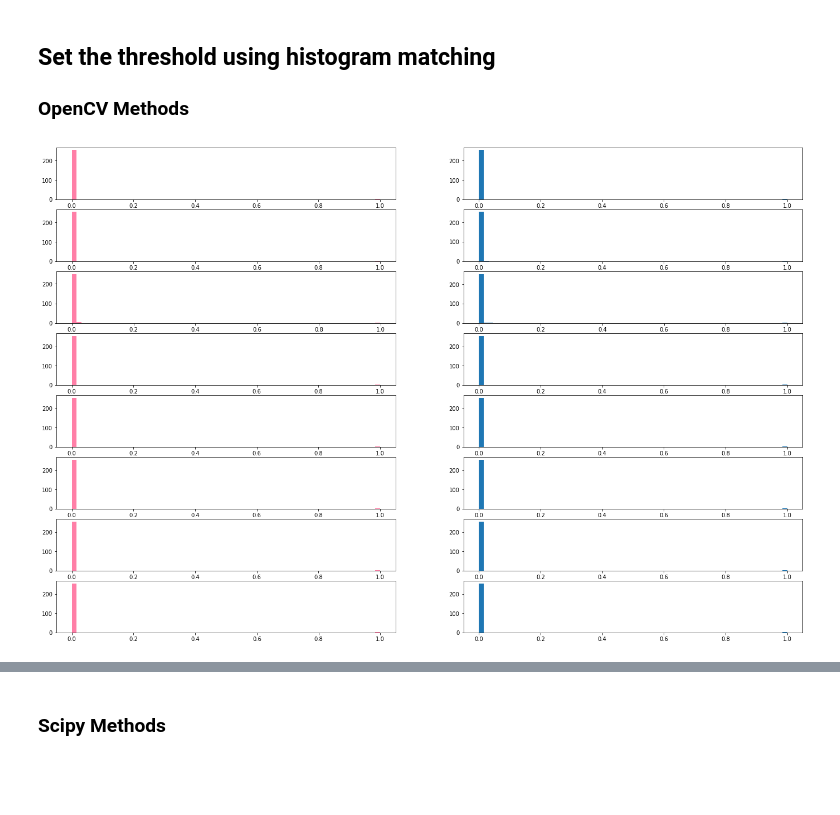
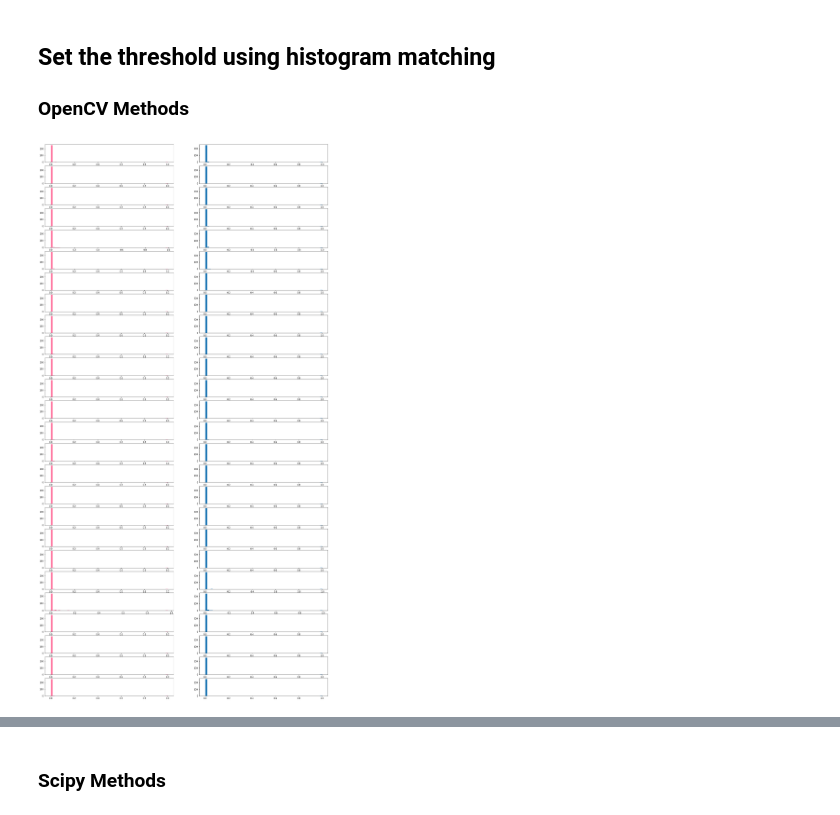
Before and after one commit to mukul54/auto-annot-FTIR, a Jupyter notebook: notebooks/intra_class_comparison.ipynb, the cells around one changed output, grey strips where cells are left out. Drawn from its saved outputs; the diff is of its cells as text; code cells hidden in the pictures; blank space fills up the shorter version.

```diff
--- a/notebooks/intra_class_comparison.ipynb
+++ b/notebooks/intra_class_comparison.ipynb
@@ -63,10 +75,10 @@ M = []
 idx = 24
 for cnt in cntrs:
     M3 = np.zeros_like(im_reg_gray)
-    #filename = os.path.join(direct, str(idx) + ".png")
+    filename = os.path.join(direct, str(idx) + ".png")
     cv2.drawContours(M3, cnt, -1, (255,255,255),15)
     M.append(cv2.fillConvexPoly(M3, cnt, 255))
-    #cv2.imwrite(filename, M3)
+    cv2.imwrite(filename, M3)
     idx += 1
 # %%
 plt.figure(figsize = (16,16))
@@ -79,11 +91,11 @@ plt.imshow(M[6], cmap = 'gray')
 # TODO - Try to find out difference between fillPoly, and fillConvexPoly and drawContours with flag FILLED
 #cv2.drawContours also didn't work
 M6 = []
-idx = 32
+idx = 0
 for cnt in cntrs:
     M3 = np.zeros_like(im_reg_gray)
     filename = os.path.join(direct, str(idx) + ".png")
-    #cv2.drawContours(M3, cnt, -1, (255,255,255),thickness = cv2.FILLED)
+    #cv2.drawContours(M3, cnt, -1, (255,255,255),thickness = cv2.FILLED) #don't use it
     cv2.fillPoly(M3, [cnt], (255,255,255))
     M6.append(M3)
     cv2.imwrite(filename, M3)
@@ -135,6 +147,6 @@ for cnt in cntrs:
     P_reg.append(reg)
     ir = IR[i][y:y+h, x:x+w]
     P_ir.append(ir)
-    #cv2.imwrite(f1, reg)
-    #cv2.imwrite(f2, ir)
+    cv2.imwrite(f1, reg)
+    cv2.imwrite(f2, ir)
     i += 1
@@ -140,0 +155,10 @@ for cnt in cntrs:
+# %%
+i = 1
+plt.figure(figsize = (24,48))
+for h1, h2 in zip(P_reg, P_ir):
+    plt.subplot(26,2,i)
+    plt.hist(h1.ravel(), 256, [0,256], color = '#ff7fa7')
+    i+=1
+    plt.subplot(26,2,i)
+    plt.hist(h2.ravel(), 256, [0,256])
+    i+=1
@@ -155,17 +181,17 @@ for r, i in zip(P_reg, P_ir):
     h11 = cv2.normalize(h11, h11).flatten()
     h_ir.append(h11)
 # %%
-results = []
+#results = []
 i = 1
-plt.figure(figsize = (24,16))
+plt.figure(figsize = (24,48))
 for h1, h2 in zip(h_ir, h_reg):
-    plt.subplot(8,2,i)
+    plt.subplot(26 ,2,i)
     plt.hist(h1, bins = 64, color = '#ff7fa7')
     i+=1
-    plt.subplot(8,2,i)
+    plt.subplot(26,2,i)
     plt.hist(h2, bins = 64)
     i+=1
 # %% [output]
-[figure, old version]
+[figure, new version]
 # %%
 idx = 1
```
Also changed, not shown: parts of 36 cells of this notebook.
